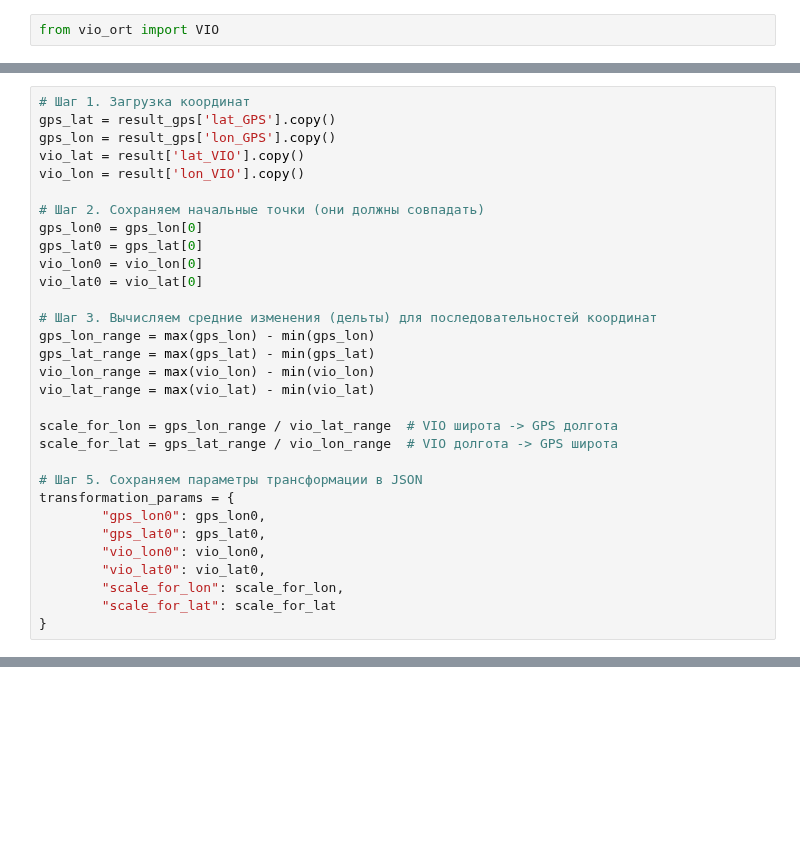
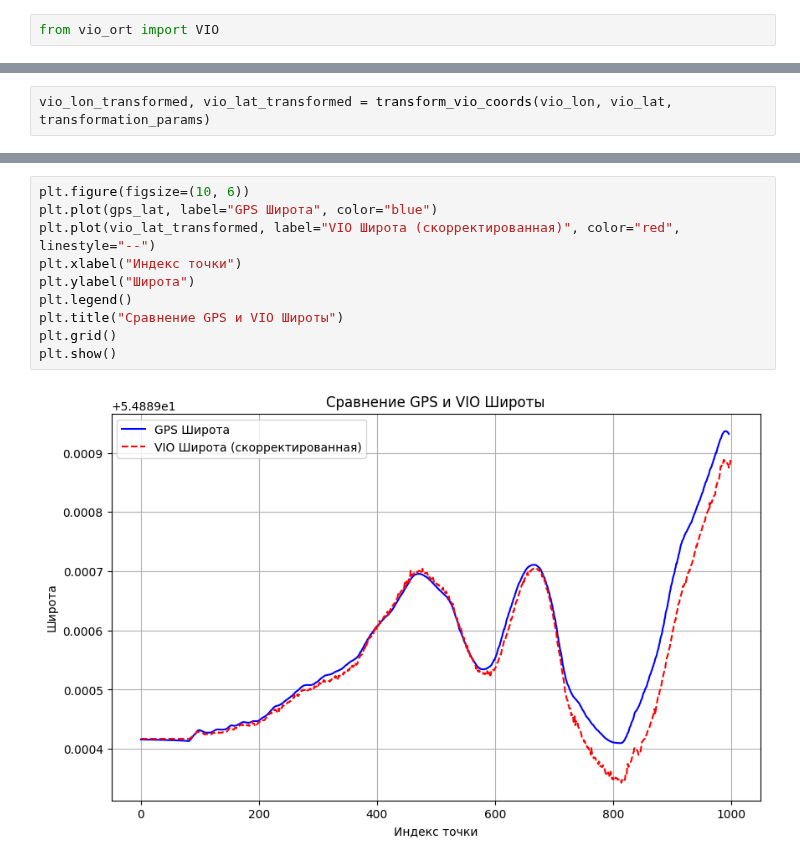
Before and after one commit to Razvald/helicopter, a Jupyter notebook: Calibrate/plot_graphs.ipynb, the cells around one changed output, grey strips where cells are left out. Saved outputs shown, nothing was run; the diff lists cells and outputs as text; blank space fills up the shorter version.

```diff
--- a/Calibrate/plot_graphs.ipynb
+++ b/Calibrate/plot_graphs.ipynb
@@ -87,31 +247,0 @@ def transform_vio_coords(vio_lon_list, vio_lat_list, params):
-# %%
-# Шаг 1. Загрузка координат
-gps_lat = result_gps['lat_GPS'].copy()
-gps_lon = result_gps['lon_GPS'].copy()
-vio_lat = result['lat_VIO'].copy()
-vio_lon = result['lon_VIO'].copy()
-
-# Шаг 2. Сохраняем начальные точки (они должны совпадать)
-gps_lon0 = gps_lon[0]
-gps_lat0 = gps_lat[0]
-vio_lon0 = vio_lon[0]
-vio_lat0 = vio_lat[0]
-
-# Шаг 3. Вычисляем средние изменения (дельты) для последовательностей координат
-gps_lon_range = max(gps_lon) - min(gps_lon)
-gps_lat_range = max(gps_lat) - min(gps_lat)
-vio_lon_range = max(vio_lon) - min(vio_lon)
-vio_lat_range = max(vio_lat) - min(vio_lat)
-
-scale_for_lon = gps_lon_range / vio_lat_range  # VIO широта -> GPS долгота
-scale_for_lat = gps_lat_range / vio_lon_range  # VIO долгота -> GPS широта
-
-# Шаг 5. Сохраняем параметры трансформации в JSON
-transformation_params = {
-		"gps_lon0": gps_lon0,
-		"gps_lat0": gps_lat0,
-		"vio_lon0": vio_lon0,
-		"vio_lat0": vio_lat0,
-		"scale_for_lon": scale_for_lon,
-		"scale_for_lat": scale_for_lat
-}
@@ -198,0 +248,2 @@ plt.show()
+# %%
+vio_lon_transformed, vio_lat_transformed = transform_vio_coords(vio_lon, vio_lat, transformation_params)
@@ -198,0 +265,12 @@ plt.show()
+# %%
+plt.figure(figsize=(10, 6))
+plt.plot(gps_lat, label="GPS Широта", color="blue")
+plt.plot(vio_lat_transformed, label="VIO Широта (скорректированная)", color="red", linestyle="--")
+plt.xlabel("Индекс точки")
+plt.ylabel("Широта")
+plt.legend()
+plt.title("Сравнение GPS и VIO Широты")
+plt.grid()
+plt.show()
+# %% [output]
+[figure, added]
```
Also changed, not shown: parts of 25 cells of this notebook, 1 other file.
